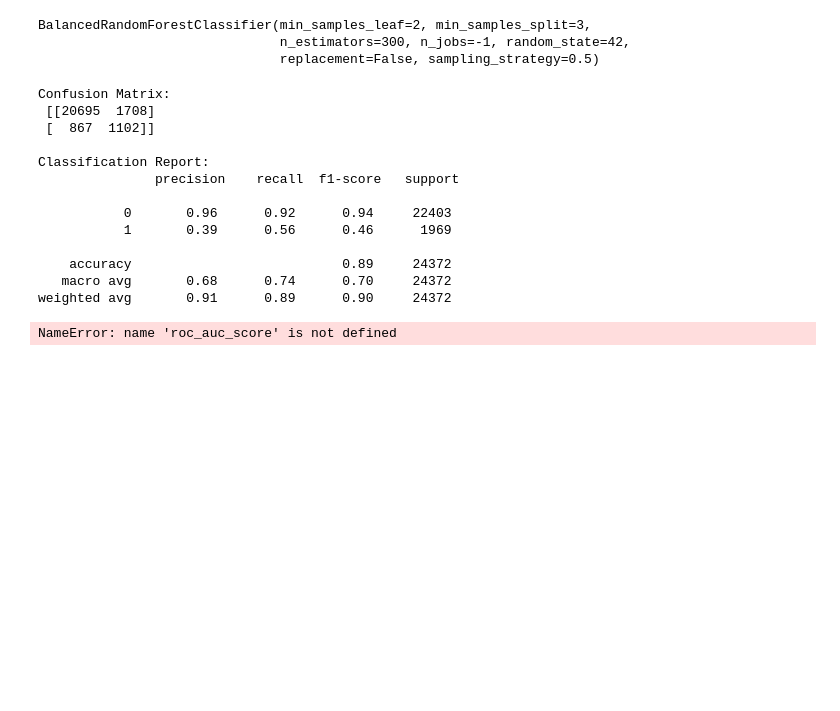
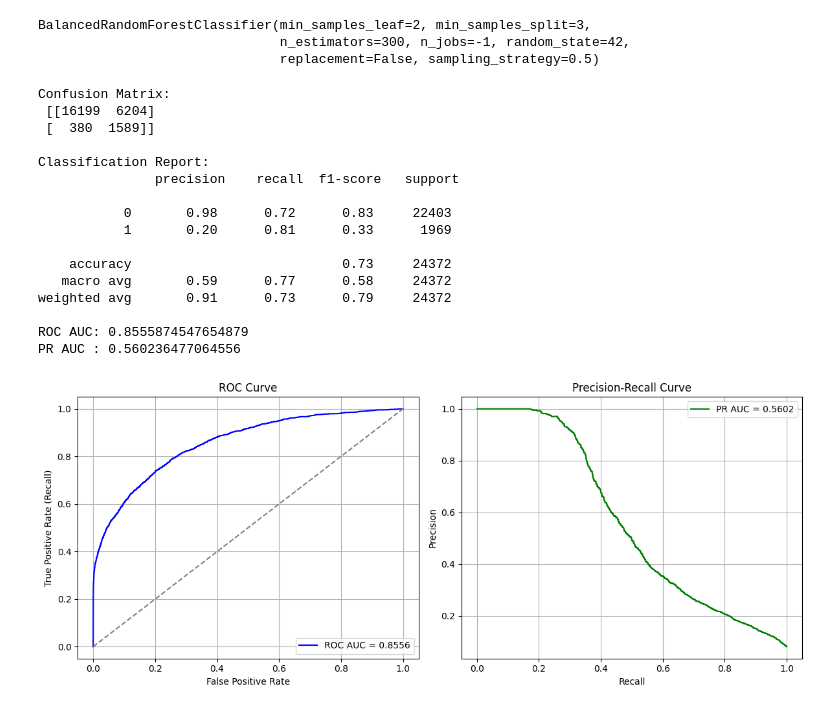
Before and after one commit to Nishant1906/loan-data-analysis, a Jupyter notebook: model-training.ipynb, the cells around one changed output. Drawn from its saved outputs; the diff is of its cells as text; code cells hidden in the pictures; blank space fills up the shorter version.

Commit message:
model comparison and hyper-param tuning

```diff
--- a/model-training.ipynb
+++ b/model-training.ipynb
@@ -79,4 +64,6 @@ user_data.head()
 # %%
+# Objective: To evaluate multiple models with and without scaling, using different sampling and thresholding techniques to handle class imbalance and improve default prediction accuracy.
+
 
 # Set MLflow experiment
 mlflow.set_experiment("Loan Default Model Comparison V5")
@@ -108,7 +95,7 @@ def stratified_split_and_scale(df, target_col='Default', test_size=0.2, random_s
 
 # Resampling logic
 def apply_resampling(X, y, method='none'):
-    print(f"\n🔁 {method.upper()} - Before: {Counter(y)}")
+    print(f"\n {method.upper()} - Before: {Counter(y)}")
     if method == 'undersample':
         sampler = RandomUnderSampler(random_state=42)
     elif method == 'oversample':
@@ -121,7 +108,7 @@ def apply_resampling(X, y, method='none'):
         return X, y
 
     X_res, y_res = sampler.fit_resample(X, y)
-    print(f"✅ {method.upper()} - After: {Counter(y_res)}")
+    print(f"{method.upper()} - After: {Counter(y_res)}")
     return X_res, y_res
 
 # Evaluation logic
@@ -174,7 +161,7 @@ def evaluate_with_mlflow(model, X_test, y_test, model_name, sampling_method, X_t
         fig, ax = plt.subplots()
         ConfusionMatrixDisplay.from_predictions(y_test, y_pred, ax=ax)
         plt.title("Confusion Matrix")
-        path = f"conf_matrix_{model_name}_{sampling_method}.png"
+        path = f"visuals/conf_matrix_{model_name}_{sampling_method}.png"
         plt.savefig(path)
         mlflow.log_artifact(path)
         plt.close()
@@ -647,18 +535,10 @@ BalancedRandomForestClassifier(min_samples_leaf=2, min_samples_split=3,
                                replacement=False, sampling_strategy=0.5)
 # %%
 
-custom_threshold = 0.5
+custom_threshold = 0.29
 
 y_proba = model.predict_proba(X_test)[:, 1]
 y_pred = (y_proba >= custom_threshold).astype(int)
-
-# Log PR AUC
-pr_auc = average_precision_score(y_test, y_proba)
-
-# Predict on test data
-y_pred = model.predict(X_test)
-y_proba = model.predict_proba(X_test)[:, 1]  # Probability for class 1 (default)
-
 
 print("Confusion Matrix:\n", confusion_matrix(y_test, y_pred))
 print("\nClassification Report:\n", classification_report(y_test, y_pred))
@@ -667,16 +547,54 @@ print("ROC AUC:", roc_auc_score(y_test, y_proba))
 print("PR AUC :", average_precision_score(y_test, y_proba))
 # %% [output]
 Confusion Matrix:
- [[20695  1708]
- [  867  1102]]
+ [[16199  6204]
+ [  380  1589]]
 
 Classification Report:
                precision    recall  f1-score   support
 
-           0       0.96      0.92      0.94     22403
-           1       0.39      0.56      0.46      1969
+           0       0.98      0.72      0.83     22403
+           1       0.20      0.81      0.33      1969
 
-    accuracy                           0.89     24372
-   macro avg       0.68      0.74      0.70     24372
-weighted avg       0.91      0.89      0.90     24372
+    accuracy                           0.73     24372
+   macro avg       0.59      0.77      0.58     24372
+weighted avg       0.91      0.73      0.79     24372
+
+ROC AUC: 0.8555874547654879
+PR AUC : 0.560236477064556
-NameError: name 'roc_auc_score' is not defined
+# %%
+import matplotlib.pyplot as plt
+from sklearn.metrics import roc_curve, precision_recall_curve, auc
+
+# Calculate ROC values
+fpr, tpr, _ = roc_curve(y_test, y_proba)
+roc_auc = auc(fpr, tpr)
+
+# Calculate Precision-Recall values
+precision, recall, _ = precision_recall_curve(y_test, y_proba)
+pr_auc = auc(recall, precision)
+
+# Create side-by-side plots
+fig, axes = plt.subplots(1, 2, figsize=(12, 5))
+
+# ROC Curve
+axes[0].plot(fpr, tpr, label=f'ROC AUC = {roc_auc:.4f}', color='blue')
+axes[0].plot([0, 1], [0, 1], linestyle='--', color='gray')
+axes[0].set_title('ROC Curve')
+axes[0].set_xlabel('False Positive Rate')
+axes[0].set_ylabel('True Positive Rate (Recall)')
+axes[0].legend(loc='lower right')
+axes[0].grid(True)
+
+# PR Curve
+axes[1].plot(recall, precision, label=f'PR AUC = {pr_auc:.4f}', color='green')
+axes[1].set_title('Precision-Recall Curve')
+axes[1].set_xlabel('Recall')
+axes[1].set_ylabel('Precision')
+axes[1].legend(loc='upper right')
+axes[1].grid(True)
+
+plt.tight_layout()
+plt.show()
+# %% [output]
+[figure, added]
```
Also changed, not shown: parts of 18 cells of this notebook.
